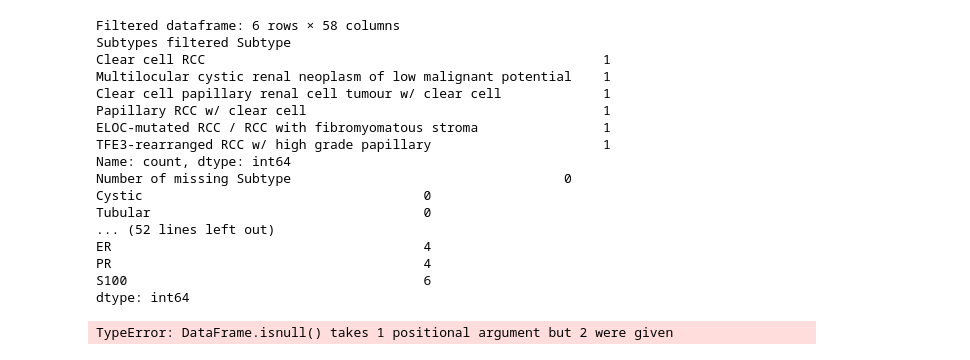
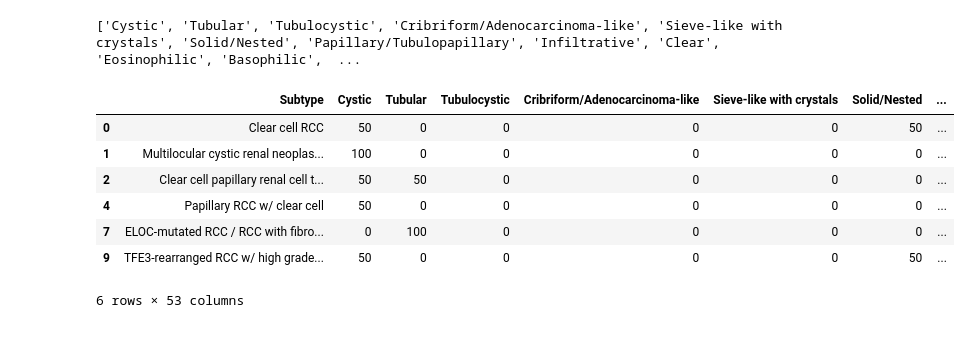
Before and after one commit to ryancytso/RCCclassification, a Jupyter notebook: RCC_decision_tree_morph_pri_2026.1.26.ipynb, the cells around one changed output. Drawn from its saved outputs; the diff is of its cells as text; code cells hidden in the pictures.

```diff
--- a/RCC_decision_tree_morph_pri_2026.1.26.ipynb
+++ b/RCC_decision_tree_morph_pri_2026.1.26.ipynb
@@ -112,6 +112,10 @@ metadata = {
     "Cellular Feature": Cellular_Features,
     "Stroma": Stroma,
     "Other Features": Other_Features}
+# %%
+print(morphological_features)
+# %% [output]
+['Cystic', 'Tubular', 'Tubulocystic', 'Cribriform/Adenocarcinoma-like', 'Sieve-like with crystals', 'Solid/Nested', 'Papillary/Tubulopapillary', 'Infiltrative', 'Clear', 'Eosinophilic', 'Basophilic',  ...
 # %%
 # Priority IHC stains for specific subtypes (variable naming convnetion: subtype_prioritiy_IHC stains)
 
@@ -184,39 +188,30 @@ IP_comb_df = IP_comb_df.drop(columns=["Ki67 labelling index (%)","PAX2","ER","PR
 # %%
 df = ref_comb_df
 
 # A custom list of subtypes with priority IHC features
 subtypes_w_pri_IHC = ["Clear cell papillary renal cell tumour w/ clear cell",
                       "Clear cell RCC",
                       "ELOC-mutated RCC / RCC with fibromyomatous stroma",
                       "Multilocular cystic renal neoplasm of low malignant potential",
                       "TFE3-rearranged RCC w/ high grade papillary",
                       "Papillary RCC w/ clear cell"]
 
 # Create a dataframe, with the list of subtypes that have priority IHC feature information
 filtered_df = df[df["Subtype"].isin(subtypes_w_pri_IHC)]
 
-print(f"Filtered dataframe: {filtered_df.shape[0]} rows × {filtered_df.shape[1]} columns")
-print(f"Subtypes filtered {filtered_df['Subtype'].value_counts()}")
+# Check if reference sheet is missing any information
+missing_count = filtered_df.isnull().sum()
+missing_count = missing_count[missing_count > 0]
+features_missing = missing_count.index.to_list() # list of features that have missing values
 
-print(f"Number of missing {filtered_df.isnull().sum()}")
-
-filtered_df.isnull(True)
+filtered_df = filtered_df.drop(columns=features_missing) # No more missing columns
+filtered_df # The filtered dataframe is specifically for subtypes with priority IHCs (filtered as both morph and IHC)
 # %% [output]
+|  | Subtype | Cystic | Tubular | Tubulocystic | Cribriform/Adenocarcinoma-like | Sieve-like with crystals | Solid/Nested | ... |
+| 0 | Clear cell RCC | 50 | 0 | 0 | 0 | 0 | 50 | ... |
+| 1 | Multilocular cystic renal neoplas... | 100 | 0 | 0 | 0 | 0 | 0 | ... |
+| 2 | Clear cell papillary renal cell t... | 50 | 50 | 0 | 0 | 0 | 0 | ... |
+| 4 | Papillary RCC w/ clear cell | 50 | 0 | 0 | 0 | 0 | 0 | ... |
+| 7 | ELOC-mutated RCC / RCC with fibro... | 0 | 100 | 0 | 0 | 0 | 0 | ... |
+| 9 | TFE3-rearranged RCC w/ high grade... | 50 | 0 | 0 | 0 | 0 | 50 | ... |
-Filtered dataframe: 6 rows × 58 columns
-Subtypes filtered Subtype
-Clear cell RCC                                                   1
-Multilocular cystic renal neoplasm of low malignant potential    1
-Clear cell papillary renal cell tumour w/ clear cell             1
-Papillary RCC w/ clear cell                                      1
-ELOC-mutated RCC / RCC with fibromyomatous stroma                1
-TFE3-rearranged RCC w/ high grade papillary                      1
-Name: count, dtype: int64
-Number of missing Subtype                                   0
-Cystic                                    0
-Tubular                                   0
-... (52 lines left out)
-ER                                        4
-PR                                        4
-S100                                      6
-dtype: int64
+6 rows × 53 columns
-TypeError: DataFrame.isnull() takes 1 positional argument but 2 were given
```
Also changed, not shown: parts of 22 cells of this notebook.
